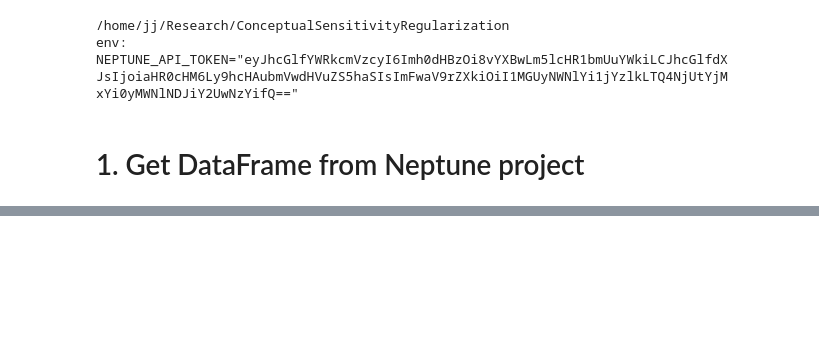
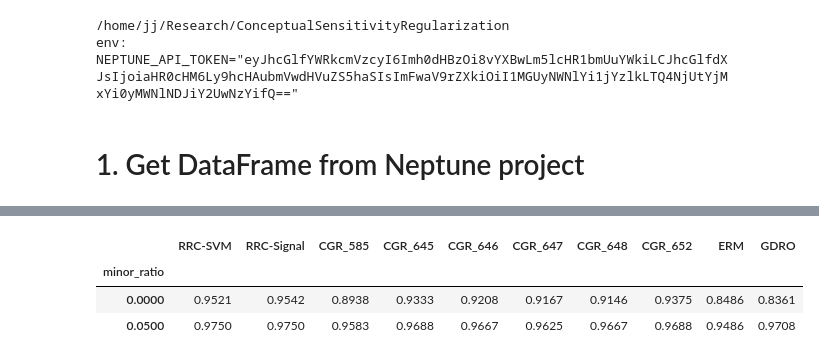
Before and after one commit to joshua840/ConceptualSensitivityRegularization, a Jupyter notebook: notebooks/results_viewer/CatDog_summary.ipynb, the cells around one changed output, grey strips where cells are left out. Cells and saved outputs as stored; diff of their text form; code cells hidden in the pictures; blank space fills up the shorter version.

```diff
--- a/notebooks/results_viewer/CatDog_summary.ipynb
+++ b/notebooks/results_viewer/CatDog_summary.ipynb
@@ -143,0 +236,7 @@ plt.show()
+# %%
+best_model_mean
+# %% [output]
+|  | RRC-SVM | RRC-Signal | CGR_585 | CGR_645 | CGR_646 | CGR_647 | CGR_648 | CGR_652 | ERM | GDRO |
+| minor_ratio |  |  |  |  |  |  |  |  |  |  |
+| 0.0000 | 0.9521 | 0.9542 | 0.8938 | 0.9333 | 0.9208 | 0.9167 | 0.9146 | 0.9375 | 0.8486 | 0.8361 |
+| 0.0500 | 0.9750 | 0.9750 | 0.9583 | 0.9688 | 0.9667 | 0.9625 | 0.9667 | 0.9688 | 0.9486 | 0.9708 |
```
Also changed, not shown: parts of 7 cells of this notebook, 23 other files.
